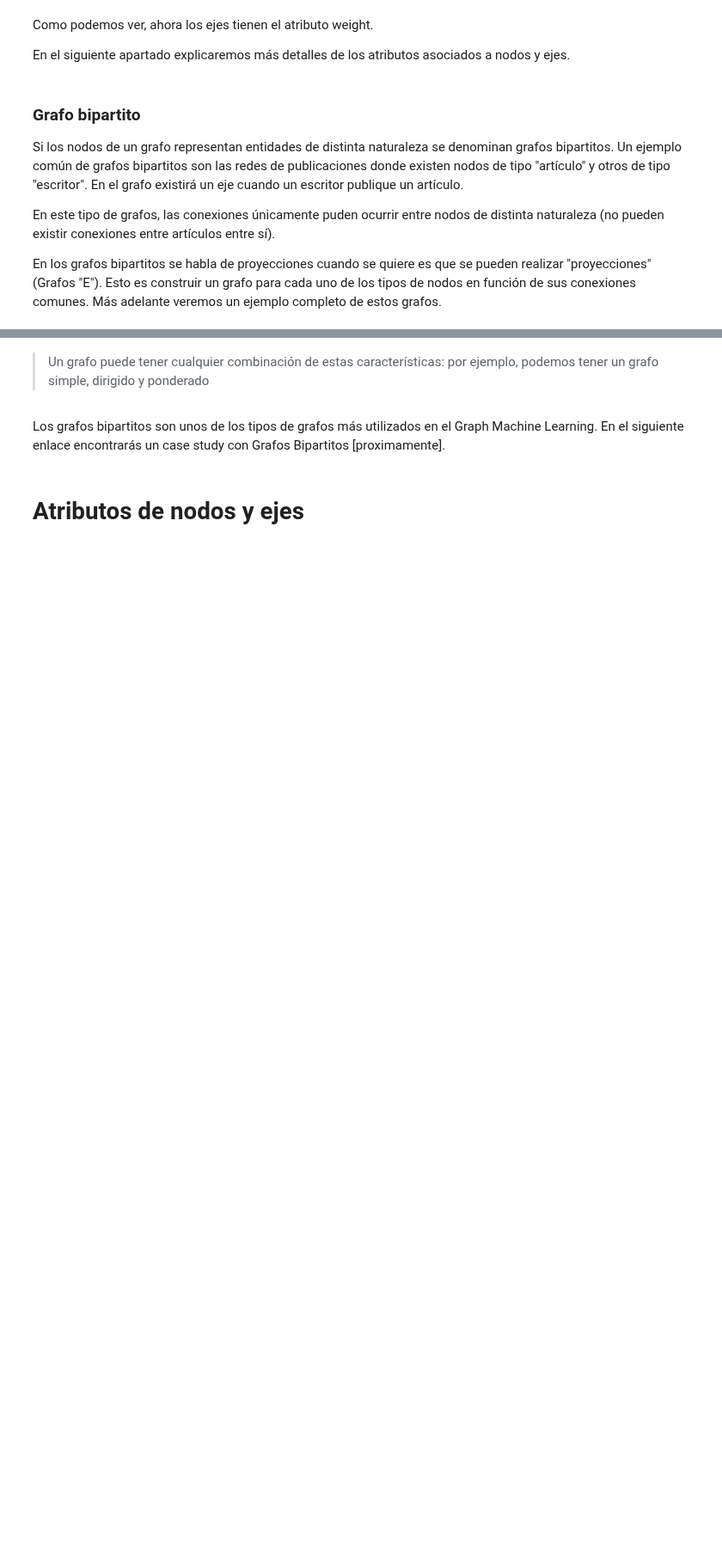
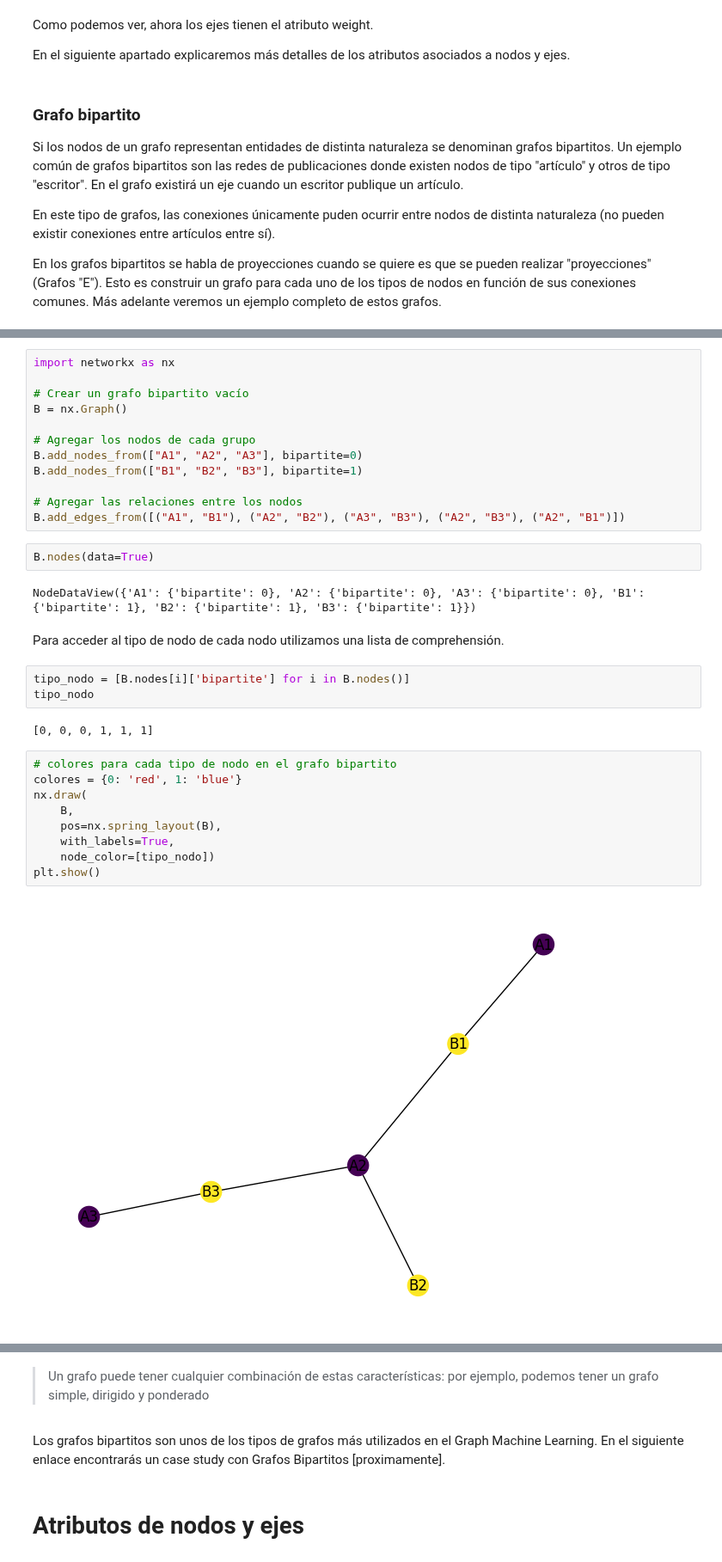
Before and after one commit to FernandoCarazoMelo/network-science, a Jupyter notebook: documentos/Parte1-grafos.ipynb, the cells around one changed output, grey strips where cells are left out. Shown at 86% size. Drawn from its saved outputs; the diff is of its cells as text; blank space fills up the shorter version.

```diff
--- a/documentos/Parte1-grafos.ipynb
+++ b/documentos/Parte1-grafos.ipynb
@@ -462,0 +593,34 @@ En los grafos bipartitos se habla de proyecciones cuando se quiere es que se pue
+# %%
+import networkx as nx
+
+# Crear un grafo bipartito vacío
+B = nx.Graph()
+
+# Agregar los nodos de cada grupo
+B.add_nodes_from(["A1", "A2", "A3"], bipartite=0)
+B.add_nodes_from(["B1", "B2", "B3"], bipartite=1)
+
+# Agregar las relaciones entre los nodos
+B.add_edges_from([("A1", "B1"), ("A2", "B2"), ("A3", "B3"), ("A2", "B3"), ("A2", "B1")])
+# %%
+B.nodes(data=True)
+# %% [output]
+NodeDataView({'A1': {'bipartite': 0}, 'A2': {'bipartite': 0}, 'A3': {'bipartite': 0}, 'B1': {'bipartite': 1}, 'B2': {'bipartite': 1}, 'B3': {'bipartite': 1}})
+# %% [markdown]
+Para acceder al tipo de nodo de cada nodo utilizamos una lista de comprehensión.
+# %%
+tipo_nodo = [B.nodes[i]['bipartite'] for i in B.nodes()]
+tipo_nodo
+# %% [output]
+[0, 0, 0, 1, 1, 1]
+# %%
+# colores para cada tipo de nodo en el grafo bipartito
+colores = {0: 'red', 1: 'blue'}
+nx.draw(
+    B,
+    pos=nx.spring_layout(B),
+    with_labels=True,
+    node_color=[tipo_nodo])
+plt.show()
+# %% [output]
+[figure, added]
```
Also changed, not shown: parts of 66 cells of this notebook.
